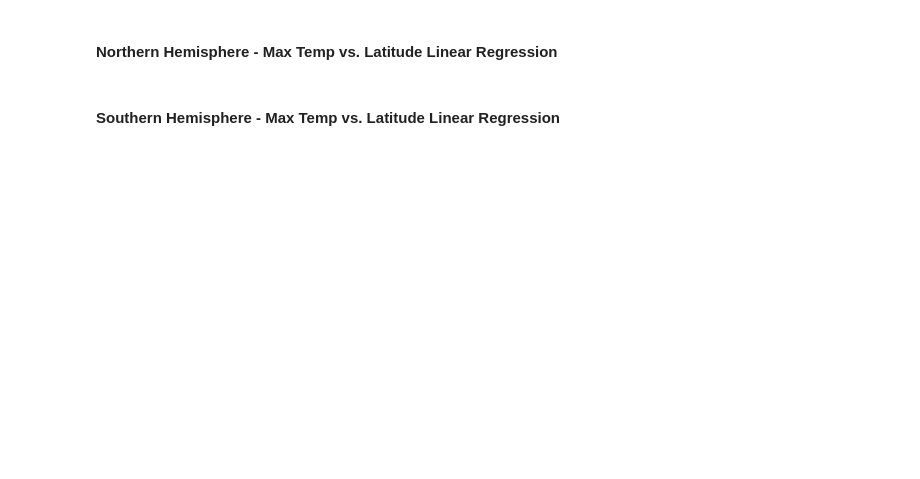
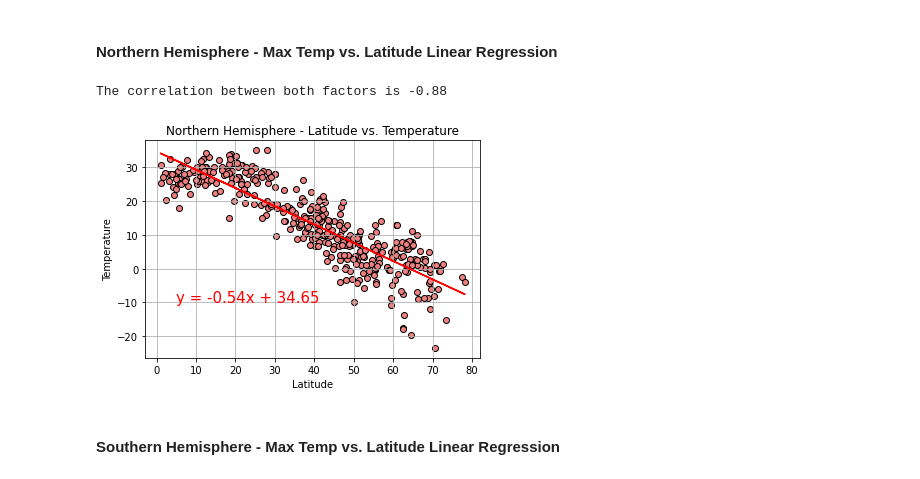
Before and after one commit to scottcerny949/python-api-challenge, a Jupyter notebook: weatherpy/WeatherPy.ipynb, the cells around one changed output. Drawn from its saved outputs; the diff is of its cells as text; code cells hidden in the pictures; blank space fills up the shorter version.

Commit message:
created all the northern and southern hemisphere plots

```diff
--- a/weatherpy/WeatherPy.ipynb
+++ b/weatherpy/WeatherPy.ipynb
@@ -272,3 +272,9 @@ plt.show()
 [figure]
 # %% [markdown]
 ## Linear Regression
+# %%
+# Separate northern and southern hemisphere data
+no_hem_df = cities_df.loc[cities_df['Latitude'] >= 0]
+so_hem_df = cities_df.loc[cities_df['Latitude'] < 0]
+no_hem_df.to_csv("output_data/no_hem.csv")
+so_hem_df.to_csv("output_data/so_hem.csv")
@@ -275,4 +299,28 @@ plt.show()
 # %% [markdown]
 ####  Northern Hemisphere - Max Temp vs. Latitude Linear Regression
+# %%
+import scipy.stats as st
+correlation = st.pearsonr(no_hem_df['Latitude'], no_hem_df['Temperature'])
+# %% [output]
+The correlation between both factors is -0.88
+# %%
+# Calculate the regression values and line eq for plotting
+x_values = no_hem_df['Latitude']
+y_values = no_hem_df['Temperature']
+(slope, intercept, rvalue, pvalue, stderr) = linregress(x_values, y_values)
+regress_values = x_values * slope + intercept
+line_eq = "y = " + str(round(slope,2)) + "x + " + str(round(intercept,2))
+# Plot the linear regression model on top of the previous scatter plot.
+plt.scatter(x_values,y_values, color="lightcoral", edgecolors="black")
+plt.plot(x_values,regress_values,"r-")
+plt.annotate(line_eq,(5,-10),fontsize=15,color="red")
+plt.xlabel("Latitude")
+plt.ylabel("Temperature")
+plt.title("Northern Hemisphere - Latitude vs. Temperature")
+plt.grid()
+plt.savefig("output_data/no_hem_lat_temp.png")
+plt.show()
+# %% [output]
+[figure, added]
 # %% [markdown]
 ####  Southern Hemisphere - Max Temp vs. Latitude Linear Regression
```
Also changed, not shown: parts of 13 cells of this notebook, 14 other files.
